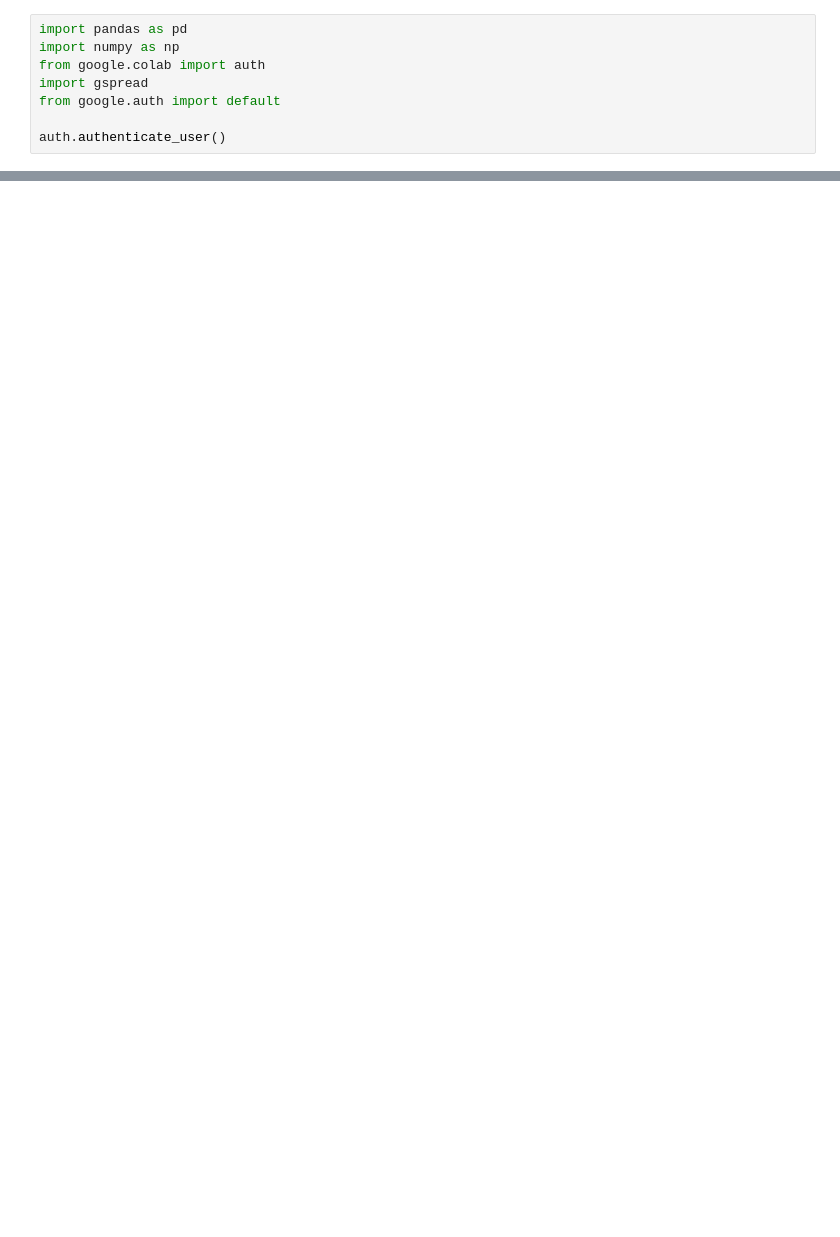
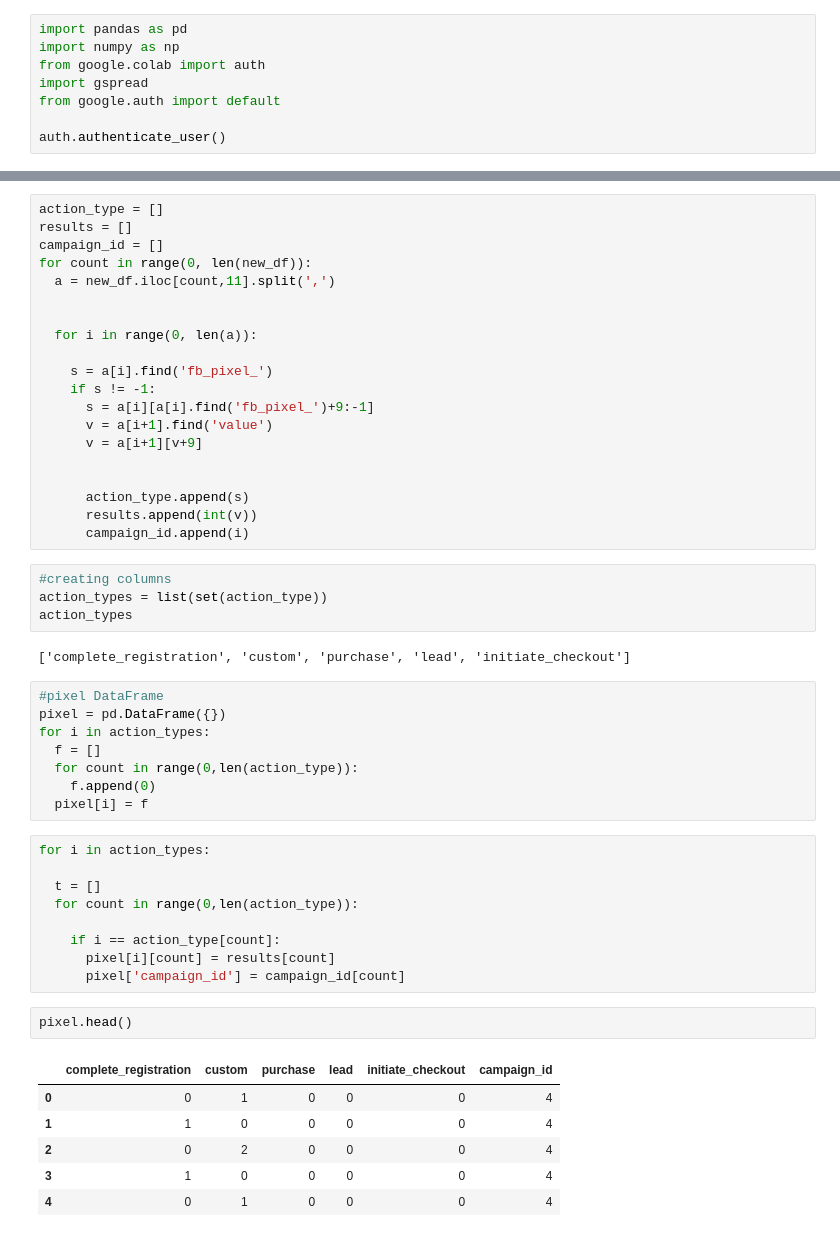
Before and after one commit to Nokulunga77/Marketing, a Jupyter notebook: Get_Data_Into_Python.ipynb, the cells around one changed output, grey strips where cells are left out. Saved outputs shown, nothing was run; the diff lists cells and outputs as text; blank space fills up the shorter version.

```diff
--- a/Get_Data_Into_Python.ipynb
+++ b/Get_Data_Into_Python.ipynb
@@ -38,0 +137,52 @@ pd.DataFrame.from_records(rows)
+# %%
+action_type = []
+results = []
+campaign_id = []
+for count in range(0, len(new_df)):
+  a = new_df.iloc[count,11].split(',')
+
+
+  for i in range(0, len(a)):
+
+    s = a[i].find('fb_pixel_')
+    if s != -1:
+      s = a[i][a[i].find('fb_pixel_')+9:-1]
+      v = a[i+1].find('value')
+      v = a[i+1][v+9]
+
+
+      action_type.append(s)
+      results.append(int(v))
+      campaign_id.append(i)
+# %%
+#creating columns
+action_types = list(set(action_type))
+action_types
+# %% [output]
+['complete_registration', 'custom', 'purchase', 'lead', 'initiate_checkout']
+# %%
+#pixel DataFrame
+pixel = pd.DataFrame({})
+for i in action_types:
+  f = []
+  for count in range(0,len(action_type)):
+    f.append(0)
+  pixel[i] = f
+# %%
+for i in action_types:
+
+  t = []
+  for count in range(0,len(action_type)):
+
+    if i == action_type[count]:
+      pixel[i][count] = results[count]
+      pixel['campaign_id'] = campaign_id[count]
+# %%
+pixel.head()
+# %% [output]
+|  | complete_registration | custom | purchase | lead | initiate_checkout | campaign_id |
+| 0 | 0 | 1 | 0 | 0 | 0 | 4 |
+| 1 | 1 | 0 | 0 | 0 | 0 | 4 |
+| 2 | 0 | 2 | 0 | 0 | 0 | 4 |
+| 3 | 1 | 0 | 0 | 0 | 0 | 4 |
+| 4 | 0 | 1 | 0 | 0 | 0 | 4 |
```
Also changed, not shown: parts of 13 cells of this notebook.
